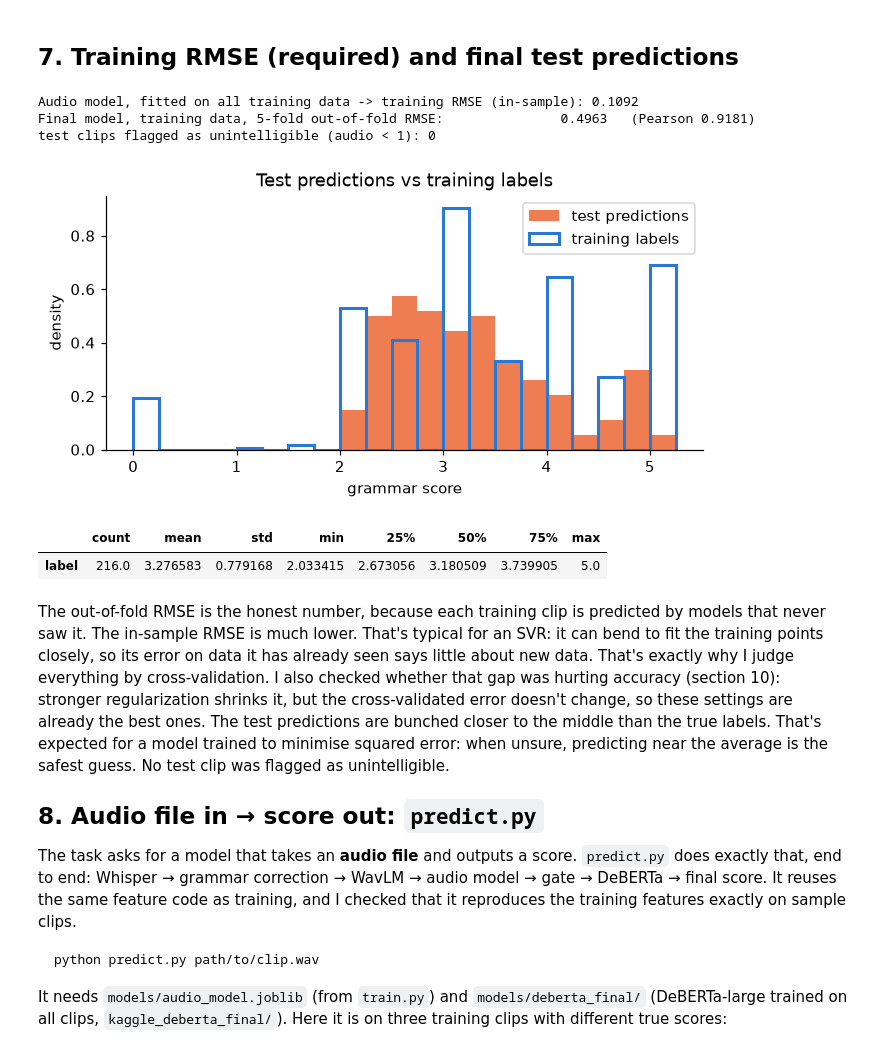
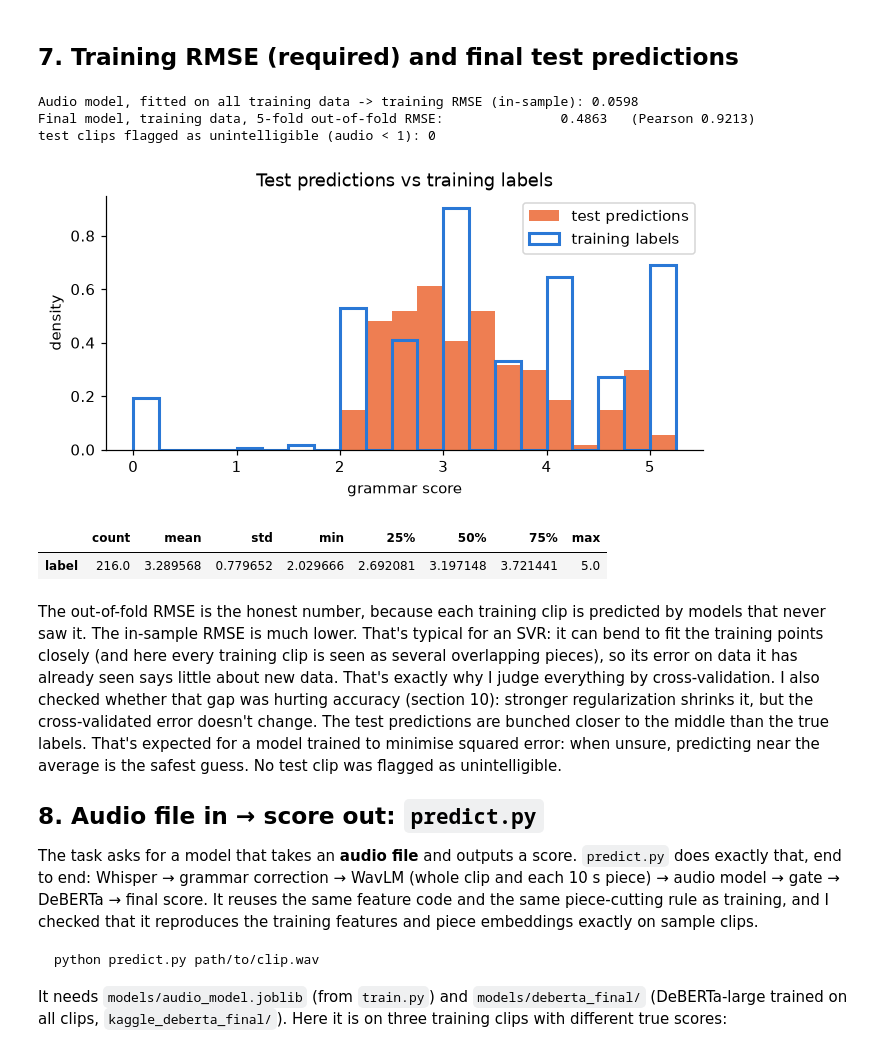
Before and after one commit to Vanshrajput29/SHL-grammar-scoring, a Jupyter notebook: shl_grammar_scoring.ipynb, the cells around one changed output. Cells and saved outputs as stored; diff of their text form; code cells hidden in the pictures.

````diff
--- a/shl_grammar_scoring.ipynb
+++ b/shl_grammar_scoring.ipynb
@@ -345,0 +360,8 @@ Next: can the audio model also spot the unintelligible clips?
+# %%
+# The final audio model: overlapping 10 s pieces, SVR(C=1, epsilon=0.05), clip score = median over pieces.
+# train.pieces_cv splits folds by clip, using the same CV object as everything else.
+Pc = F.audio_pieces(train, "train")
+print(f"{sum(map(len, Pc))} pieces from {len(Pc)} clips ({min(map(len, Pc))}-{max(map(len, Pc))} per clip)")
+p_audio = T.pieces_cv(Pc, Au, Hn, y, CV)
+rows["pieces of each clip (SVR)  [audio model, v10]"] = p_audio
+print(f"audio model CV RMSE: one row per clip {rmse(y, p_svr):.4f}  ->  pieces {rmse(y, p_audio):.4f}")
@@ -438,49 +466,50 @@ ax[2].set_title("Mean absolute error by true score"); plt.tight_layout(); plt.sh
 # %% [markdown]
 ## 7. Training RMSE (required) and final test predictions
 # %%
-# Audio model refitted on ALL training clips (this is also what train.py saves to models/audio_model.joblib)
-X_train = np.hstack([Au, Hn])
-X_test = np.hstack([F.audio(test, "test", AUDIO_NPZ), F.handcrafted(test, "test").to_numpy()])
-audio_model = T.audio_model().fit(X_train, y)          # SVR(C=3, epsilon=0.05)
-print(f"Audio model, fitted on all training data -> training RMSE (in-sample): {rmse(y, np.clip(audio_model.predict(X_train), 0, 5)):.4f}")
+# Audio model refitted on ALL training clips' pieces (this is also what train.py saves to models/audio_model.joblib)
+every = np.arange(len(y))
+audio_model = T.fit_pieces(Pc, Au, Hn, y, every)        # SVR(C=1, epsilon=0.05) on ~7,700 piece rows
+print(f"Audio model, fitted on all training data -> training RMSE (in-sample): {rmse(y, T.predict_pieces(audio_model, Pc, Au, Hn, every)):.4f}")
 print(f"Final model, training data, 5-fold out-of-fold RMSE:               {rmse(y, p_ens):.4f}   (Pearson {pear(y, p_ens):.4f})")
 
 # Test: audio model + DeBERTa-large test predictions (averaged over its 5 fold models on Kaggle), same gate
-audio_test = np.clip(audio_model.predict(X_test), 0, 5)
+Pt, At, Ht = F.audio_pieces(test, "test"), F.audio(test, "test", AUDIO_NPZ), F.handcrafted(test, "test").to_numpy()
+audio_test = T.predict_pieces(audio_model, Pt, At, Ht, np.arange(len(test)))
 text_test = test.filename.map(pd.read_csv(TEXT_TEST).set_index("filename").iloc[:, -1]).to_numpy()
 pred = np.clip(ensemble(audio_test, text_test), 0, 5)
 print("test clips flagged as unintelligible (audio < 1):", int((audio_test < 1).sum()))
 
 sub = pd.DataFrame({"filename": test.filename, "label": pred})
 assert len(sub) == 216 and set(sub.filename) == set(pd.read_csv("data/Dataset_Final/test.csv").filename) and sub.label.between(0, 5).all()
 sub.to_csv("submission.csv", index=False)
 
 plt.figure(figsize=(7, 3))
 bins = np.arange(0, 5.26, 0.25)
 plt.hist(pred, bins=bins, density=True, color=ORANGE, alpha=0.85, label="test predictions")
 plt.hist(y, bins=bins, density=True, histtype="step", lw=2, color=BLUE, label="training labels")
 plt.xlabel("grammar score"); plt.ylabel("density"); plt.legend(); plt.title("Test predictions vs training labels"); plt.show()
 sub.describe().T
 # %% [output]
-Audio model, fitted on all training data -> training RMSE (in-sample): 0.1092
-Final model, training data, 5-fold out-of-fold RMSE:               0.4963   (Pearson 0.9181)
+Audio model, fitted on all training data -> training RMSE (in-sample): 0.0598
+Final model, training data, 5-fold out-of-fold RMSE:               0.4863   (Pearson 0.9213)
 test clips flagged as unintelligible (audio < 1): 0
-[figure, old version]
+[figure, new version]
 |  | count | mean | std | min | 25% | 50% | 75% | max |
-| label | 216.0 | 3.276583 | 0.779168 | 2.033415 | 2.673056 | 3.180509 | 3.739905 | 5.0 |
+| label | 216.0 | 3.289568 | 0.779652 | 2.029666 | 2.692081 | 3.197148 | 3.721441 | 5.0 |
 # %% [markdown]
 The out-of-fold RMSE is the honest number, because each training clip is predicted by models that never saw it.
-The in-sample RMSE is much lower. That's typical for an SVR: it can bend to fit the training points closely, so its
-error on data it has already seen says little about new data. That's exactly why I judge everything by cross-validation.
-I also checked whether that gap was hurting accuracy (section 10): stronger regularization shrinks it, but the
-cross-validated error doesn't change, so these settings are already the best ones.
+The in-sample RMSE is much lower. That's typical for an SVR: it can bend to fit the training points closely (and here every
+training clip is seen as several overlapping pieces), so its error on data it has already seen says little about new data.
+That's exactly why I judge everything by cross-validation. I also checked whether that gap was hurting accuracy (section 10):
+stronger regularization shrinks it, but the cross-validated error doesn't change.
 The test predictions are bunched closer to the middle than the true labels. That's expected for a model trained to minimise
 squared error: when unsure, predicting near the average is the safest guess. No test clip was flagged as unintelligible.
 
 ## 8. Audio file in → score out: `predict.py`
 The task asks for a model that takes an **audio file** and outputs a score. `predict.py` does exactly that, end to end:
-Whisper → grammar correction → WavLM → audio model → gate → DeBERTa → final score. It reuses the same feature code as training,
-and I checked that it reproduces the training features exactly on sample clips.
+Whisper → grammar correction → WavLM (whole clip and each 10 s piece) → audio model → gate → DeBERTa → final score. It reuses
+the same feature code and the same piece-cutting rule as training, and I checked that it reproduces the training features and
+piece embeddings exactly on sample clips.
 
 ```bash
 python predict.py path/to/clip.wav
````
Also changed, not shown: parts of 14 cells of this notebook, 4 other files.
